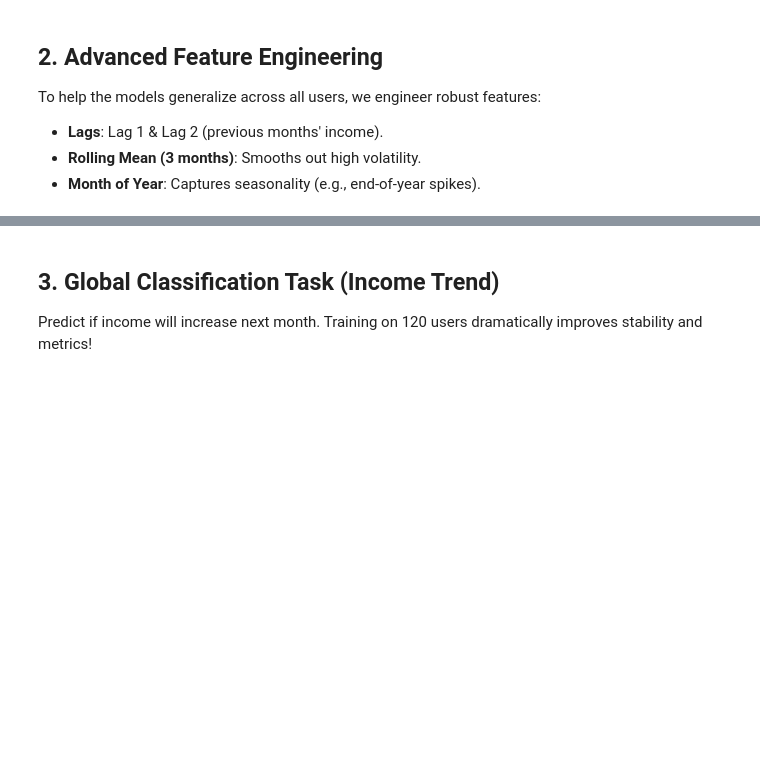
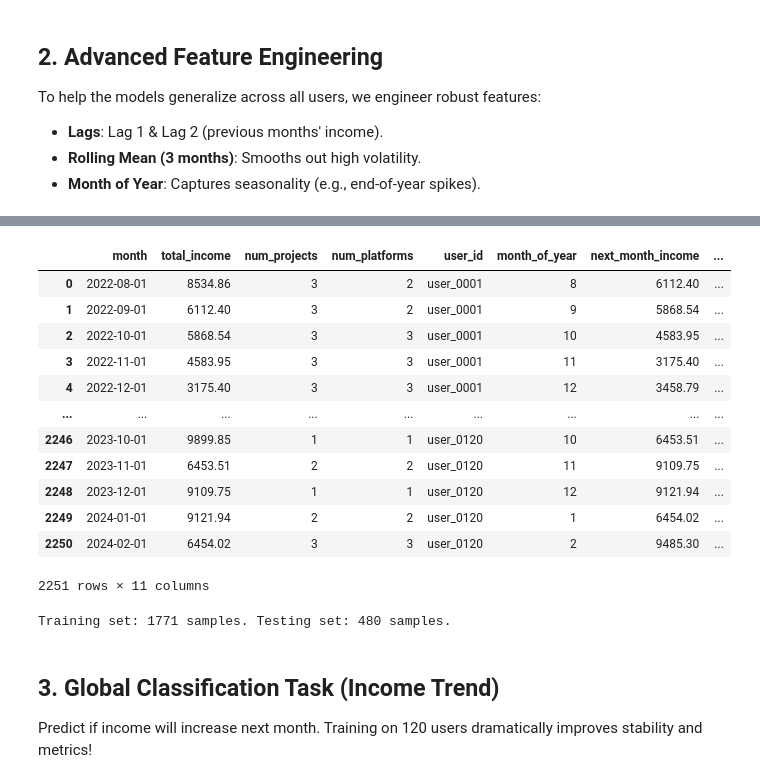
Before and after one commit to Wellfinanced-For-Salam-Hack/AI, a Jupyter notebook: feature_1_income_forecast.ipynb, the cells around one changed output, grey strips where cells are left out. Drawn from its saved outputs; the diff is of its cells as text; code cells hidden in the pictures; blank space fills up the shorter version.

```diff
--- a/feature_1_income_forecast.ipynb
+++ b/feature_1_income_forecast.ipynb
@@ -124,3 +175,44 @@ print(f"Training set: {len(X_train)} samples. Testing set: {len(X_test)} samples
+# %%
+df_ml
+# %% [output]
+|  | month | total_income | num_projects | num_platforms | user_id | month_of_year | next_month_income | ... |
+| 0 | 2022-08-01 | 8534.86 | 3 | 2 | user_0001 | 8 | 6112.40 | ... |
+| 1 | 2022-09-01 | 6112.40 | 3 | 2 | user_0001 | 9 | 5868.54 | ... |
+| 2 | 2022-10-01 | 5868.54 | 3 | 3 | user_0001 | 10 | 4583.95 | ... |
+| 3 | 2022-11-01 | 4583.95 | 3 | 3 | user_0001 | 11 | 3175.40 | ... |
+| 4 | 2022-12-01 | 3175.40 | 3 | 3 | user_0001 | 12 | 3458.79 | ... |
+| ... | ... | ... | ... | ... | ... | ... | ... | ... |
+| 2246 | 2023-10-01 | 9899.85 | 1 | 1 | user_0120 | 10 | 6453.51 | ... |
+| 2247 | 2023-11-01 | 6453.51 | 2 | 2 | user_0120 | 11 | 9109.75 | ... |
+| 2248 | 2023-12-01 | 9109.75 | 1 | 1 | user_0120 | 12 | 9121.94 | ... |
+| 2249 | 2024-01-01 | 9121.94 | 2 | 2 | user_0120 | 1 | 6454.02 | ... |
+| 2250 | 2024-02-01 | 6454.02 | 3 | 3 | user_0120 | 2 | 9485.30 | ... |
+2251 rows × 11 columns
+# %%
+# Chronological Train/Test Split Per User (80/20)
+train_list = []
+test_list = []
+
+for uid, group in df_ml.groupby('user_id'):
+    split_idx = int(len(group) * 0.8)
+    if split_idx > 0:
+        train_list.append(group.iloc[:split_idx])
+        test_list.append(group.iloc[split_idx:])
+
+train_df = pd.concat(train_list)
+test_df = pd.concat(test_list)
+
+X_train = train_df[features]
+y_train_clf = train_df['target_increase']
+y_train_reg = train_df['total_income']
+
+X_test = test_df[features]
+y_test_clf = test_df['target_increase']
+y_test_reg = test_df['total_income']
+
+print(f"Training set: {len(X_train)} samples. Testing set: {len(X_test)} samples.")
+# %% [output]
+Training set: 1771 samples. Testing set: 480 samples.
 # %% [markdown]
 ## 3. Global Classification Task (Income Trend)
 Predict if income will increase next month. Training on 120 users dramatically improves stability and metrics!
```
Also changed, not shown: parts of 13 cells of this notebook.
